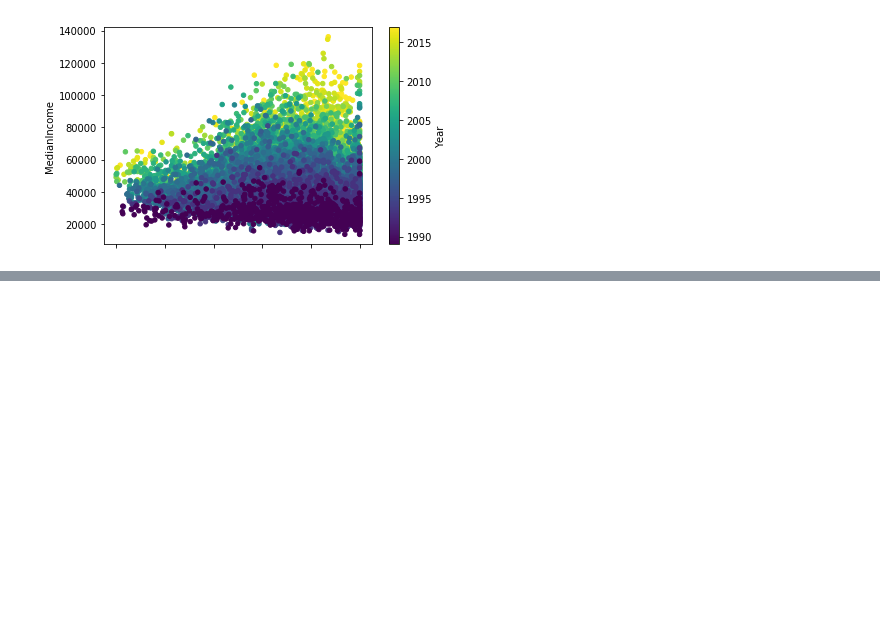
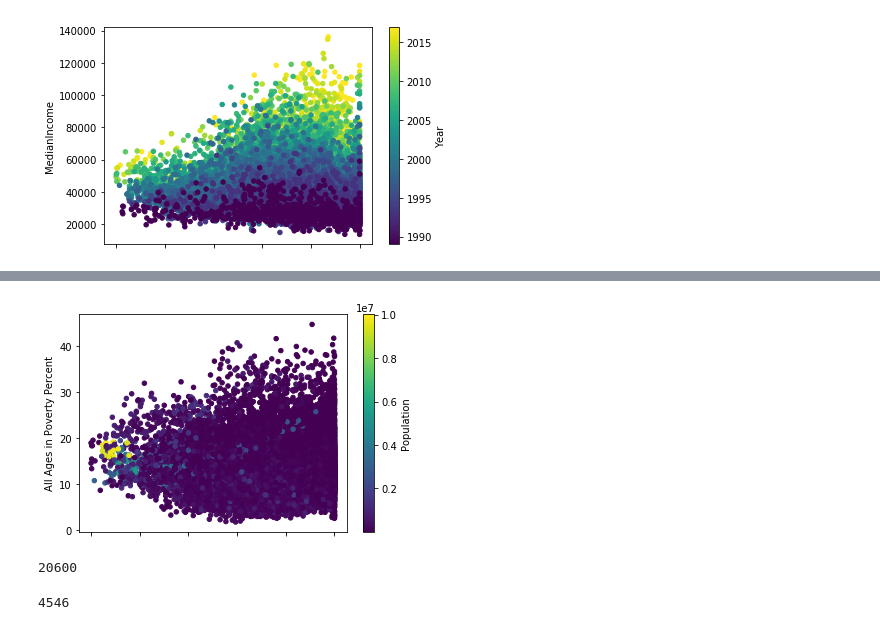
Before and after one commit to dkloepper/project-one, a Jupyter notebook: more-years.ipynb, the cells around one changed output, grey strips where cells are left out. Saved outputs shown, nothing was run; the diff lists cells and outputs as text; code cells hidden in the pictures; blank space fills up the shorter version.

Commit message:
More years plots / tests

```diff
--- a/more-years.ipynb
+++ b/more-years.ipynb
@@ -507,0 +561,35 @@ ax2 = combined_df.plot.scatter(x='PercentGoodDays',\
+# %%
+def convert_all_ages (df):
+    new_column = []
+    for index, row in df.iterrows():
+        popn = df.loc[index,'All Ages SAIPE Poverty Universe']
+        if type(popn) == str:
+            new_column.append(float(popn.replace(',', '')))
+        else:
+            new_column.append(popn)
+
+    return new_column
+
+# can't have colors with NAs
+subset_df = combined_df[['PercentGoodDays', 'All Ages in Poverty Percent', 'All Ages SAIPE Poverty Universe']].dropna()
+#print(subset_df.shape)
+
+clean_ages = convert_all_ages(subset_df)
+
+subset_df['Population'] = clean_ages
+ax2 = subset_df.plot.scatter(x='PercentGoodDays',\
+                              y='All Ages in Poverty Percent',\
+                               c='Population',\
+                               colormap='viridis')
+#subset_df['All Ages SAIPE Poverty Universe'].unique()
+# %% [output]
+[figure, added]
+# %%
+combined_df['All Ages SAIPE Poverty Universe'].count()
+# %% [output]
+20600
+# %%
+# How many missing values
+len(combined_df) - combined_df['All Ages SAIPE Poverty Universe'].count()
+# %% [output]
+4546
```
Also changed, not shown: parts of 6 cells of this notebook.
